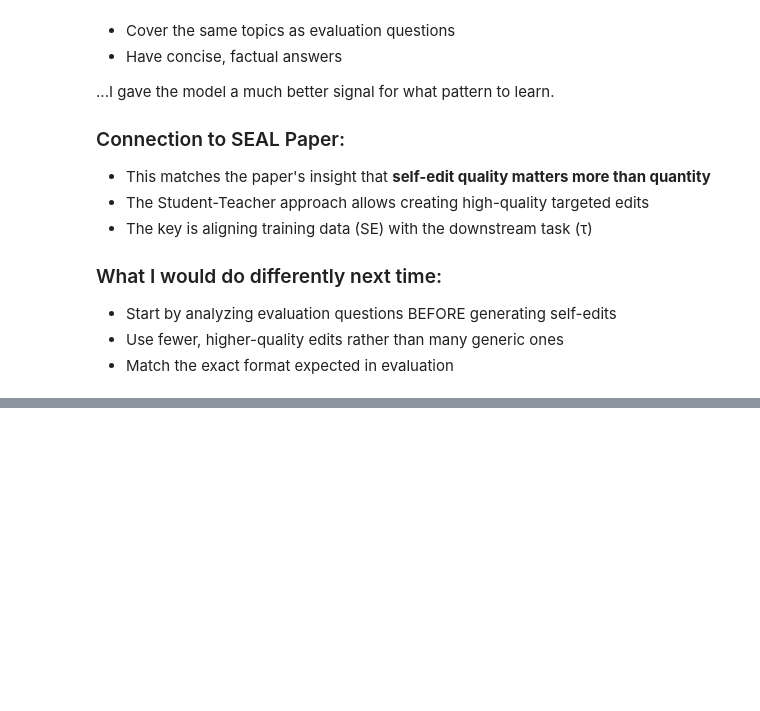
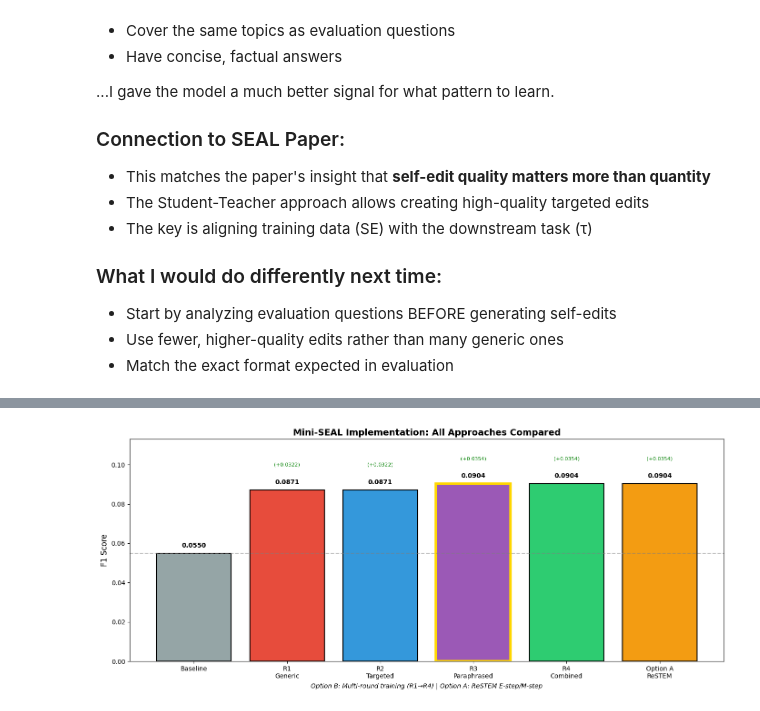
Before and after one commit to AbdeljalilOtman/Mini_SEAL_IMplimentation, a Jupyter notebook: Mini_SEAL .ipynb, the cells around one changed output, grey strips where cells are left out. Cells and saved outputs as stored; diff of their text form; code cells hidden in the pictures; blank space fills up the shorter version.

```diff
--- a/Mini_SEAL .ipynb
+++ b/Mini_SEAL .ipynb
@@ -1037,0 +2321,85 @@ The original Round 1 edits were too **generic** - they paraphrased the passage b
+# %%
+# GRAND FINAL: Complete comparison of ALL approaches
+
+import pandas as pd
+import matplotlib.pyplot as plt
+
+print("=" * 80)
+print("🏆 GRAND FINAL: COMPLETE COMPARISON OF ALL APPROACHES")
+print("=" * 80)
+
+# Collect all results
+final_comparison = {
+    "Approach": [
+        "Baseline (GPT-2)",
+        "Round 1 (Generic)",
+        "Round 2 (Targeted)",
+        "Round 3 (Paraphrased)",
+        "Round 4 (Combined)",
+        "Option A (ReSTEM)"
+    ],
+    "F1 Score": [baseline_f1, round1_f1, round2_f1, round3_f1, round4_f1, optA_f1],
+    "Exact Match": [baseline_em, round1_em, round2_em, round3_em, round4_em, optA_em],
+    "Method": [
+        "None",
+        "Option B",
+        "Option B",
+        "Option B",
+        "Option B",
+        "Option A"
+    ]
+}
+
+final_df = pd.DataFrame(final_comparison)
+final_df["ΔF1 vs Baseline"] = final_df["F1 Score"] - baseline_f1
+final_df["% Improvement"] = (final_df["ΔF1 vs Baseline"] / baseline_f1 * 100).round(1)
+
+print(final_df.to_string(index=False))
+print("=" * 80)
+
+# Find overall best
+best_idx = final_df["F1 Score"].idxmax()
+best_approach = final_df.loc[best_idx, "Approach"]
+best_f1 = final_df.loc[best_idx, "F1 Score"]
+
+print(f"\n🏆 BEST OVERALL: {best_approach}")
+print(f"   F1 Score: {best_f1:.4f}")
+print(f"   Improvement: {(best_f1 - baseline_f1):+.4f} ({(best_f1 - baseline_f1) / baseline_f1 * 100:.1f}%)")
+
+# Final visualization
+fig, ax = plt.subplots(figsize=(14, 6))
+
+labels = ["Baseline", "R1\nGeneric", "R2\nTargeted", "R3\nParaphrased", "R4\nCombined", "Option A\nReSTEM"]
+f1_vals = [baseline_f1, round1_f1, round2_f1, round3_f1, round4_f1, optA_f1]
+colors = ['#95a5a6', '#e74c3c', '#3498db', '#9b59b6', '#2ecc71', '#f39c12']
+
+bars = ax.bar(labels, f1_vals, color=colors, edgecolor='black', linewidth=1.5)
+
+# Highlight best
+best_bar_idx = f1_vals.index(max(f1_vals))
+bars[best_bar_idx].set_edgecolor('gold')
+bars[best_bar_idx].set_linewidth(4)
+
+for i, (bar, v) in enumerate(zip(bars, f1_vals)):
+    ax.text(bar.get_x() + bar.get_width()/2, v + 0.003, f'{v:.4f}',
+            ha='center', fontweight='bold', fontsize=10)
+    if i > 0:
+        delta = v - baseline_f1
+        ax.text(bar.get_x() + bar.get_width()/2, v + 0.012, f'({delta:+.4f})',
+                ha='center', fontsize=8, color='green' if delta > 0 else 'red')
+
+ax.axhline(y=baseline_f1, color='gray', linestyle='--', alpha=0.5, label='Baseline')
+ax.set_ylabel('F1 Score', fontsize=12)
+ax.set_title('Mini-SEAL Implementation: All Approaches Compared', fontsize=14, fontweight='bold')
+ax.set_ylim(0, max(f1_vals) * 1.25)
+
+# Add legend for methods
+ax.text(0.5, -0.12, 'Option B: Multi-round training (R1→R4) | Option A: ReSTEM E-step/M-step',
+        transform=ax.transAxes, ha='center', fontsize=10, style='italic')
+
+plt.tight_layout()
+plt.savefig('mini_seal_final_comparison.png', dpi=150, bbox_inches='tight')
+plt.show()
+
+print("\n📊 Final chart saved to mini_seal_final_comparison.png")
+# %% [output]
@@ -1037,0 +2421 @@ The original Round 1 edits were too **generic** - they paraphrased the passage b
+[figure, added]
```
Also changed, not shown: parts of 30 cells of this notebook, 6 other files.
